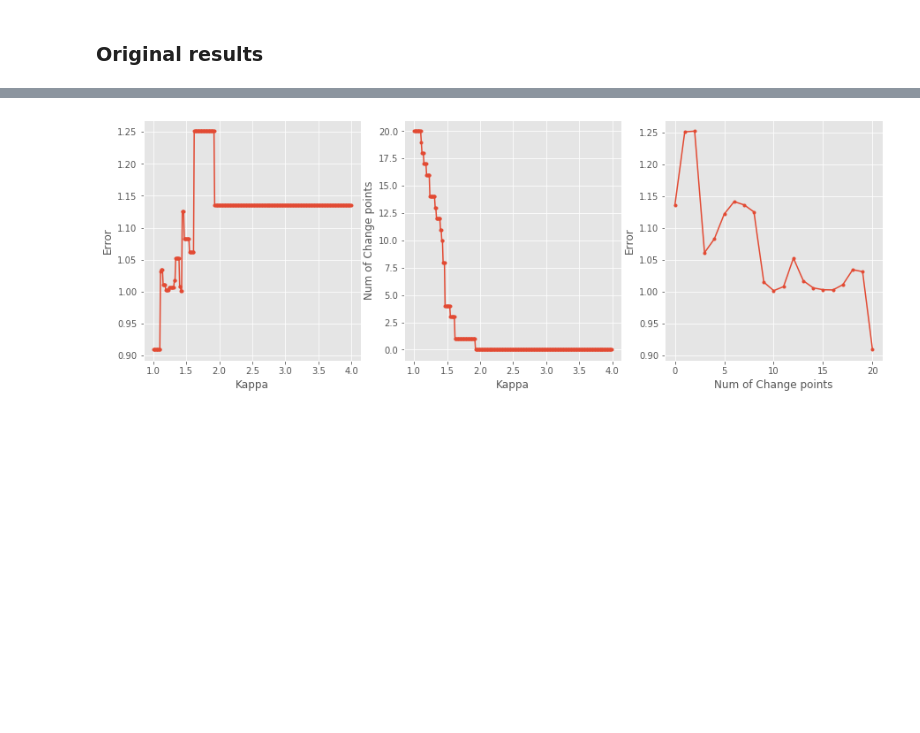
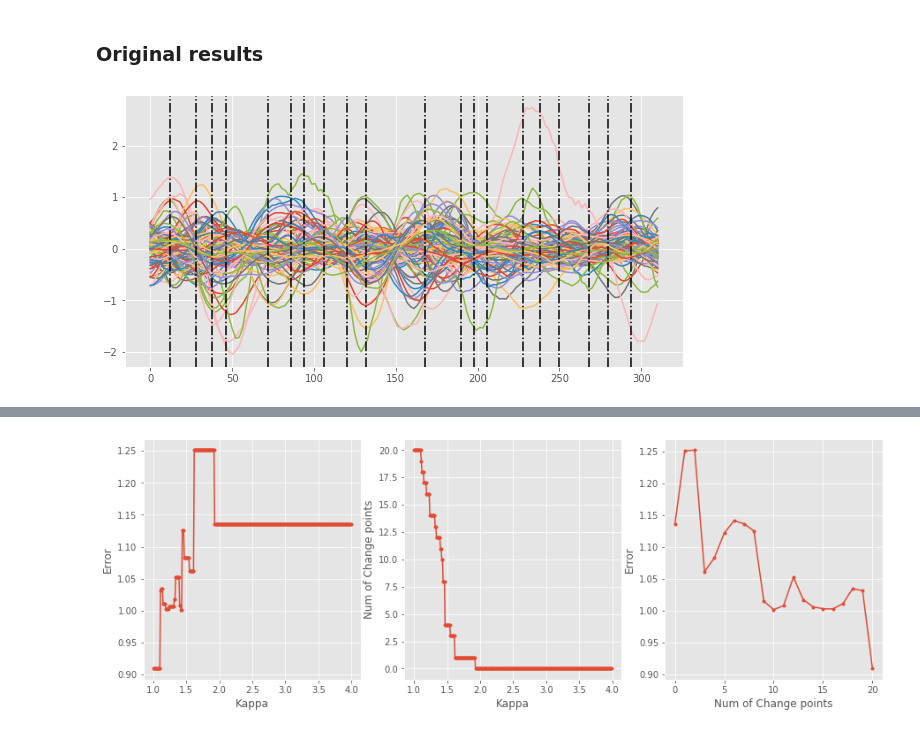
Before and after one commit to JINhuaqing/TVDN-simu, a Jupyter notebook: realdata/fMRIHPF1011nCpts20.ipynb, the cells around one changed output, grey strips where cells are left out. Saved outputs shown, nothing was run; the diff lists cells and outputs as text; code cells hidden in the pictures; blank space fills up the shorter version.

```diff
--- a/realdata/fMRIHPF1011nCpts20.ipynb
+++ b/realdata/fMRIHPF1011nCpts20.ipynb
@@ -30,3 +30,10 @@ for fil in fils:
         filsNcpts20.append(fil)
 # %% [markdown]
 ### Original results
+# %%
+with open(filsNcpts20[0], "rb") as f:
+    res = pickle.load(f)
+# %%
+res.DetectObj.PlotEcpts()
+# %% [output]
+[figure, added]
```
Also changed, not shown: parts of 5 cells of this notebook, 2 other files.
